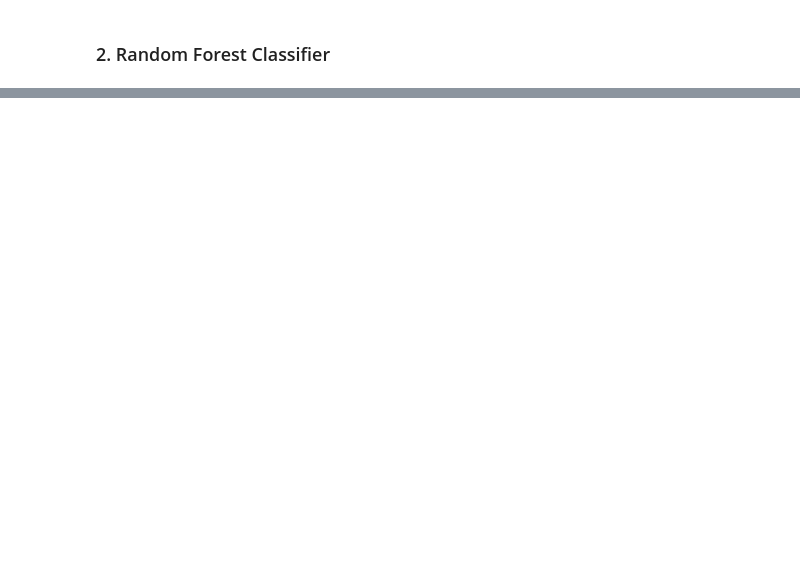
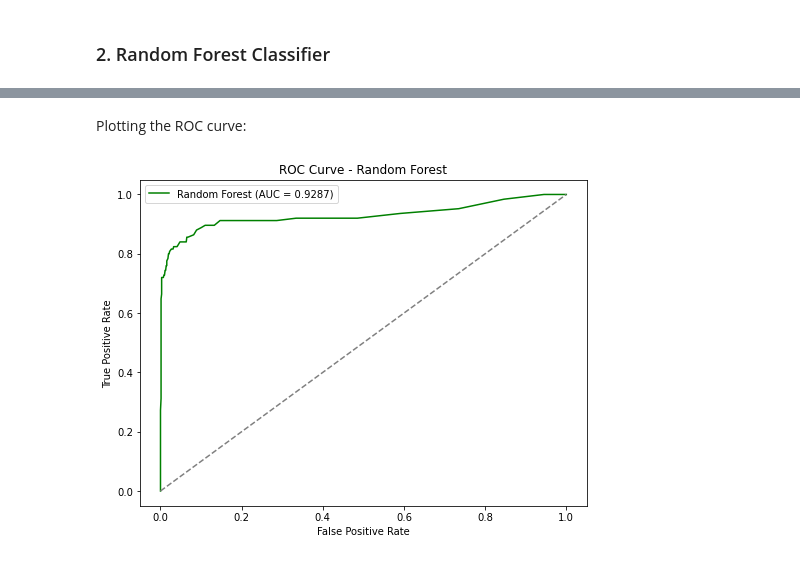
Before and after one commit to tracy-gwehona/Customer-Churn-Prediction, a Jupyter notebook: Customer-Churn-Prediction.ipynb, the cells around one changed output, grey strips where cells are left out. Drawn from its saved outputs; the diff is of its cells as text; code cells hidden in the pictures; blank space fills up the shorter version.

```diff
--- a/Customer-Churn-Prediction.ipynb
+++ b/Customer-Churn-Prediction.ipynb
@@ -354,0 +435,16 @@ y_pred_proba_rf = rf.predict_proba(X_test_scaled)[:, 1]
+# %% [markdown]
+Plotting the ROC curve:
+# %%
+fpr_rf, tpr_rf, _ = roc_curve(y_test, y_pred_proba_rf)
+
+plt.figure(figsize=(8, 6))
+plt.plot(fpr_rf, tpr_rf, label=f"Random Forest (AUC = {roc_auc_rf:.4f})", color="green")
+plt.plot([0, 1], [0, 1], color="gray", linestyle="--")
+plt.xlabel("False Positive Rate")
+plt.ylabel("True Positive Rate")
+plt.title("ROC Curve - Random Forest")
+
+plt.legend()
+plt.show()
+# %% [output]
+[figure, added]
```
Also changed, not shown: parts of 14 cells of this notebook.
